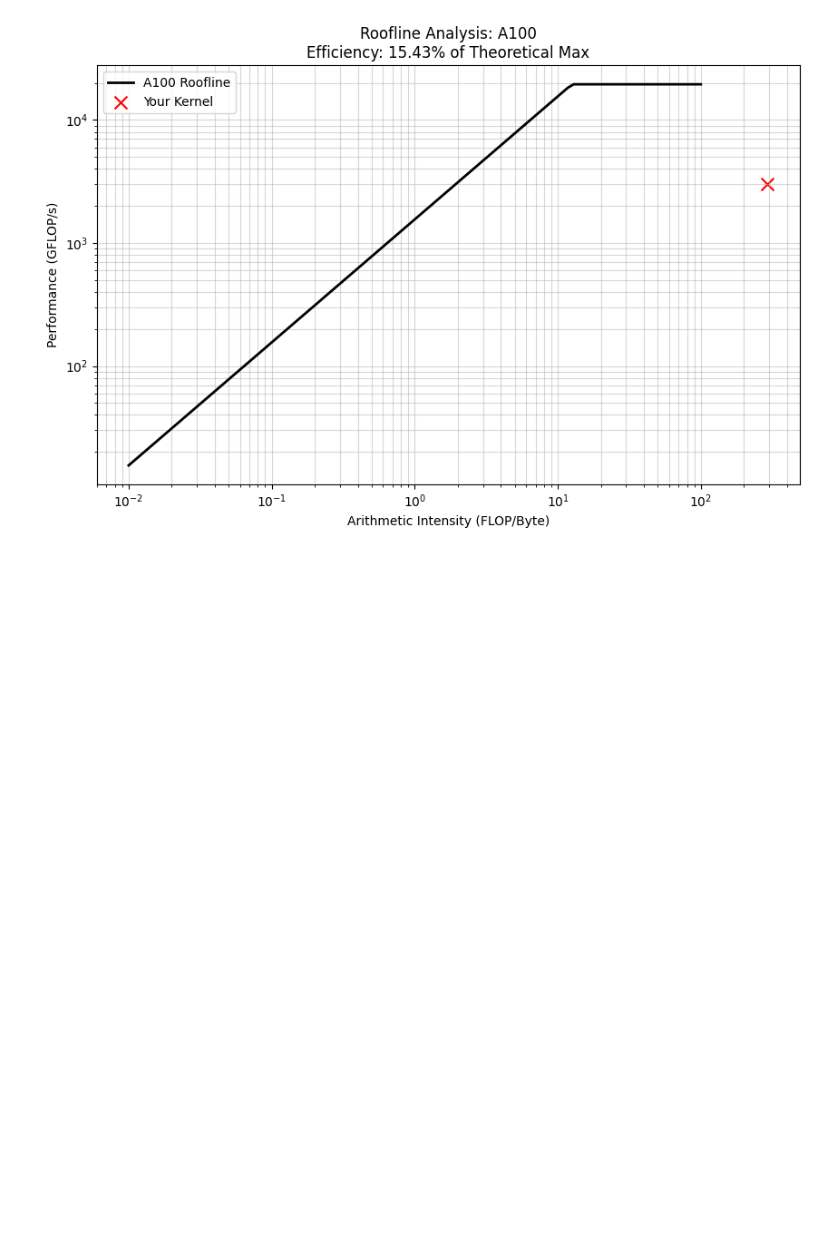
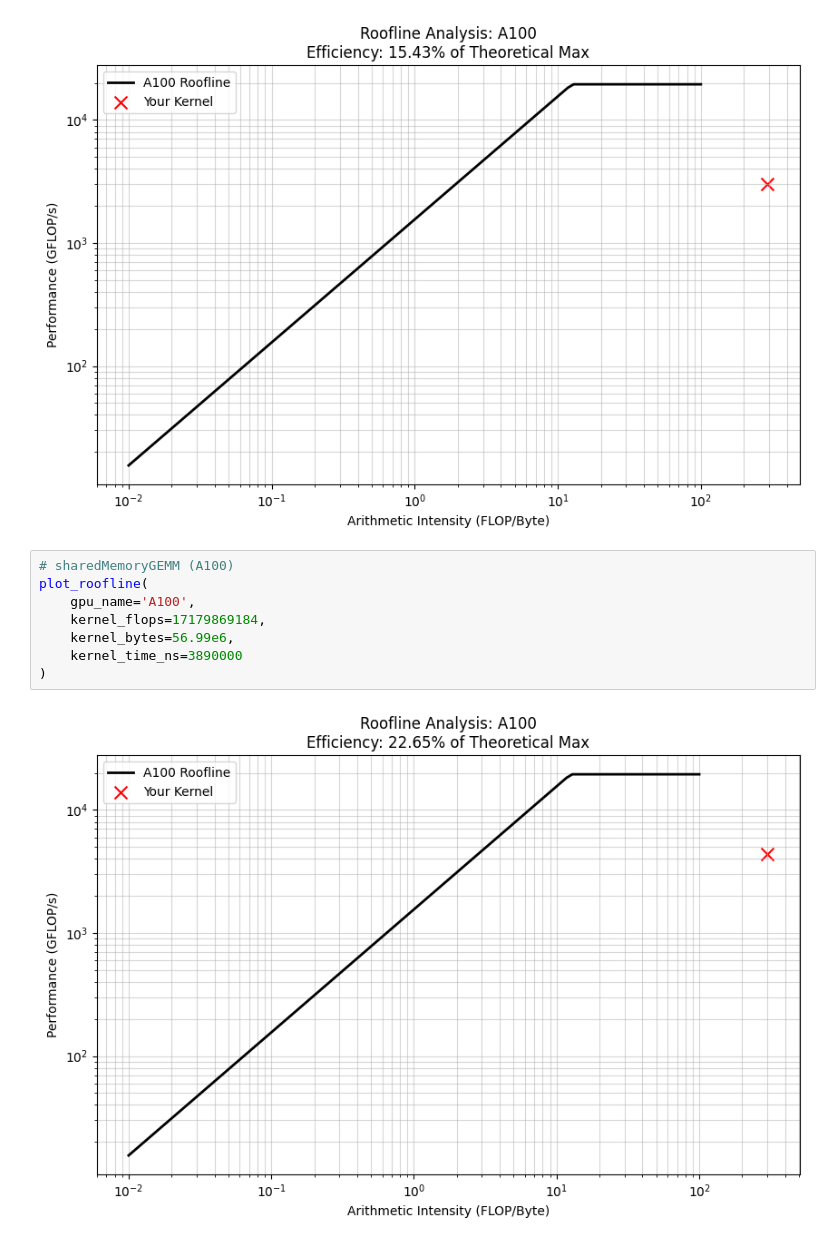
Before and after one commit to ayush-os/roofline-fun, a Jupyter notebook: roofline-gen.ipynb, the cells around one changed output. Drawn from its saved outputs; the diff is of its cells as text; blank space fills up the shorter version.

Commit message:
more rooflines

```diff
--- a/roofline-gen.ipynb
+++ b/roofline-gen.ipynb
@@ -64,3 +64,13 @@ plot_roofline(
 )
 # %% [output]
 [figure]
+# %%
+# sharedMemoryGEMM (A100)
+plot_roofline(
+    gpu_name='A100',
+    kernel_flops=17179869184,
+    kernel_bytes=56.99e6,
+    kernel_time_ns=3890000
+)
+# %% [output]
+[figure, added]
```
